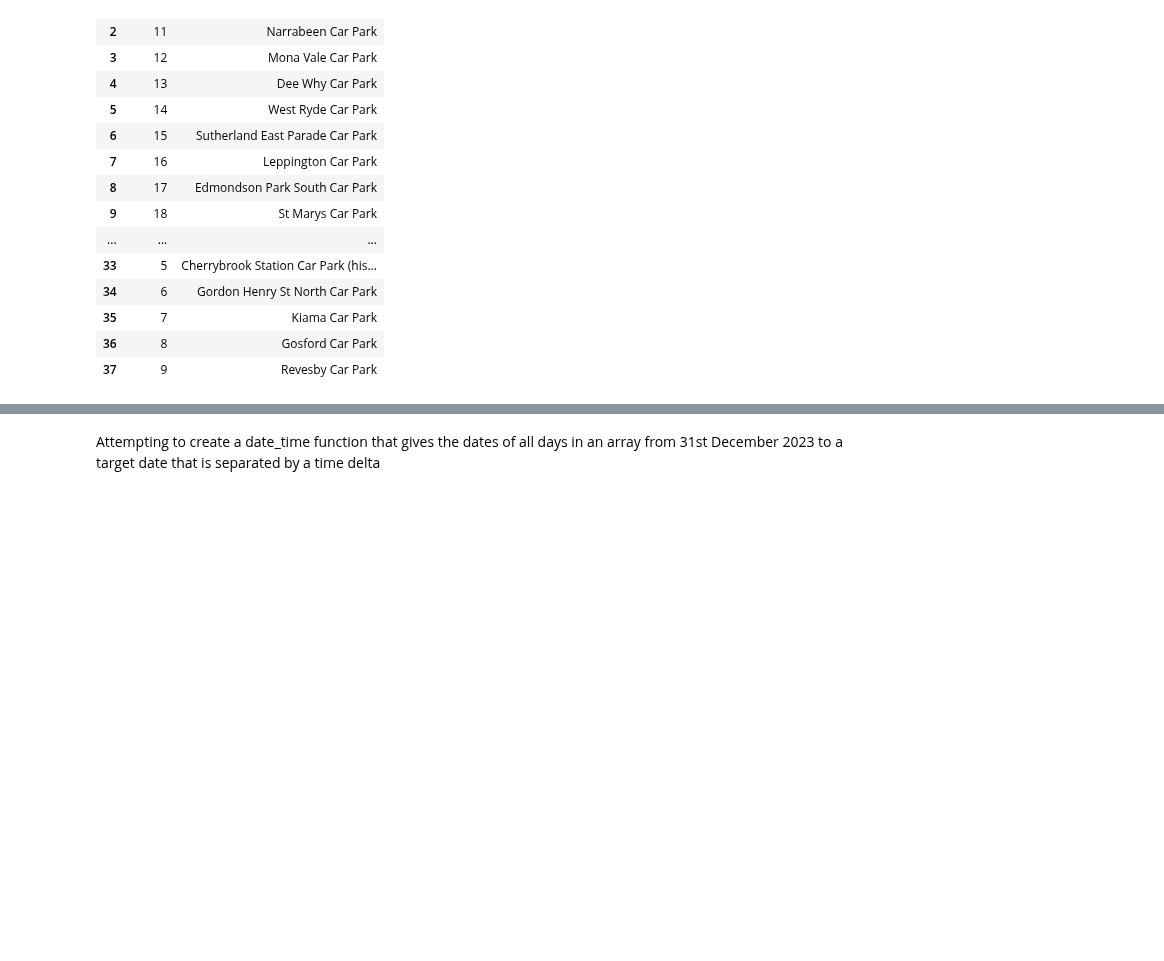
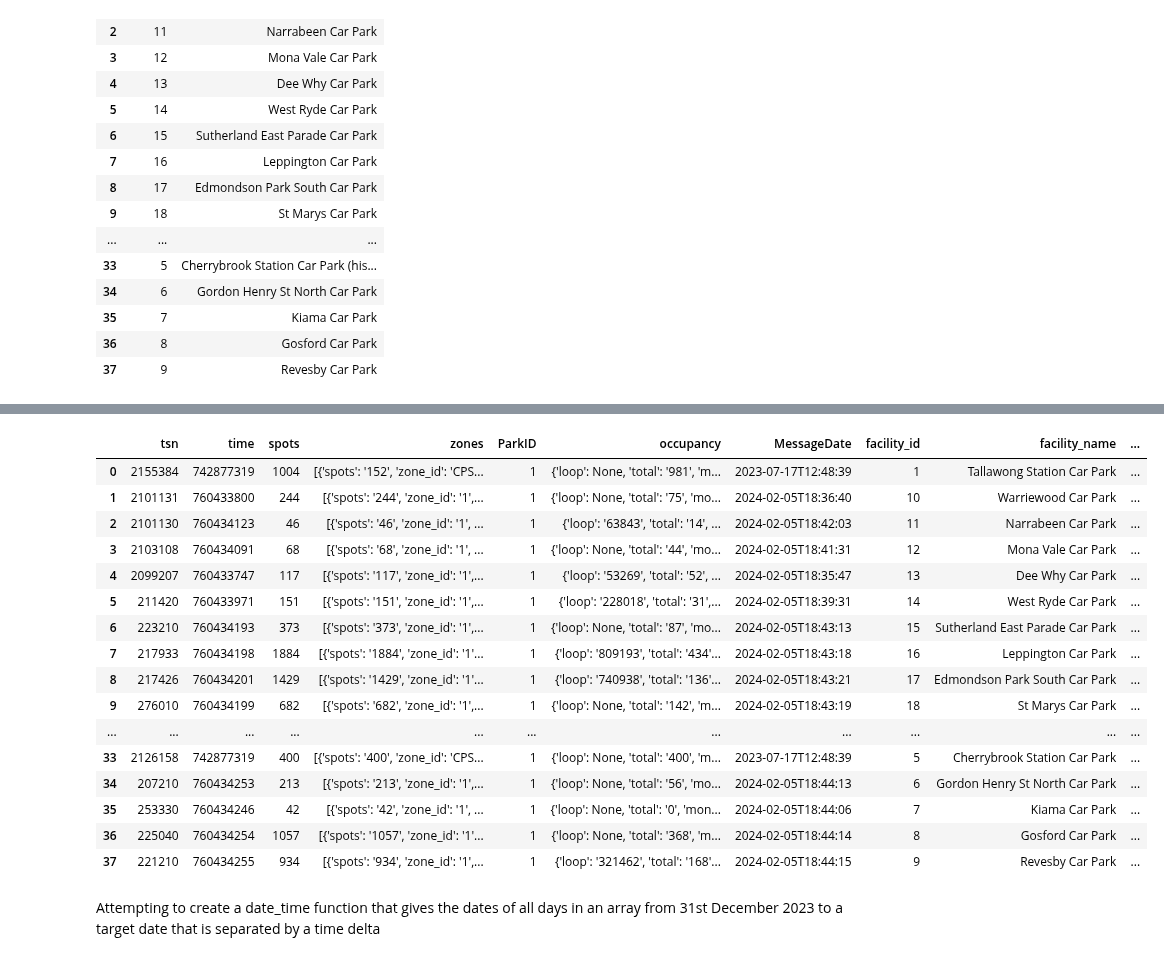
Before and after one commit to M13Mwongo/parking-spot-predictor, a Jupyter notebook: requests.ipynb, the cells around one changed output, grey strips where cells are left out. Drawn from its saved outputs; the diff is of its cells as text; code cells hidden in the pictures; blank space fills up the shorter version.

```diff
--- a/requests.ipynb
+++ b/requests.ipynb
@@ -57,3 +89,29 @@ df_carparks
+# %%
+# Saving carpark details to file
+with open('./data/carpark_details.json', 'w') as f:
+  json.dump(carpark_details_array, f)
+
+# Reading as a dataframe
+df_carpark_details = pd.read_json('./data/carpark_details.json')
+df_carpark_details
+# %% [output]
+|  | tsn | time | spots | zones | ParkID | occupancy | MessageDate | facility_id | facility_name | ... |
+| 0 | 2155384 | 742877319 | 1004 | [{'spots': '152', 'zone_id': 'CPS... | 1 | {'loop': None, 'total': '981', 'm... | 2023-07-17T12:48:39 | 1 | Tallawong Station Car Park | ... |
+| 1 | 2101131 | 760433800 | 244 | [{'spots': '244', 'zone_id': '1',... | 1 | {'loop': None, 'total': '75', 'mo... | 2024-02-05T18:36:40 | 10 | Warriewood Car Park | ... |
+| 2 | 2101130 | 760434123 | 46 | [{'spots': '46', 'zone_id': '1', ... | 1 | {'loop': '63843', 'total': '14', ... | 2024-02-05T18:42:03 | 11 | Narrabeen Car Park | ... |
+| 3 | 2103108 | 760434091 | 68 | [{'spots': '68', 'zone_id': '1', ... | 1 | {'loop': None, 'total': '44', 'mo... | 2024-02-05T18:41:31 | 12 | Mona Vale Car Park | ... |
+| 4 | 2099207 | 760433747 | 117 | [{'spots': '117', 'zone_id': '1',... | 1 | {'loop': '53269', 'total': '52', ... | 2024-02-05T18:35:47 | 13 | Dee Why Car Park | ... |
+| 5 | 211420 | 760433971 | 151 | [{'spots': '151', 'zone_id': '1',... | 1 | {'loop': '228018', 'total': '31',... | 2024-02-05T18:39:31 | 14 | West Ryde Car Park | ... |
+| 6 | 223210 | 760434193 | 373 | [{'spots': '373', 'zone_id': '1',... | 1 | {'loop': None, 'total': '87', 'mo... | 2024-02-05T18:43:13 | 15 | Sutherland East Parade Car Park | ... |
+| 7 | 217933 | 760434198 | 1884 | [{'spots': '1884', 'zone_id': '1'... | 1 | {'loop': '809193', 'total': '434'... | 2024-02-05T18:43:18 | 16 | Leppington Car Park | ... |
+| 8 | 217426 | 760434201 | 1429 | [{'spots': '1429', 'zone_id': '1'... | 1 | {'loop': '740938', 'total': '136'... | 2024-02-05T18:43:21 | 17 | Edmondson Park South Car Park | ... |
+| 9 | 276010 | 760434199 | 682 | [{'spots': '682', 'zone_id': '1',... | 1 | {'loop': None, 'total': '142', 'm... | 2024-02-05T18:43:19 | 18 | St Marys Car Park | ... |
+| ... | ... | ... | ... | ... | ... | ... | ... | ... | ... | ... |
+| 33 | 2126158 | 742877319 | 400 | [{'spots': '400', 'zone_id': 'CPS... | 1 | {'loop': None, 'total': '400', 'm... | 2023-07-17T12:48:39 | 5 | Cherrybrook Station Car Park | ... |
+| 34 | 207210 | 760434253 | 213 | [{'spots': '213', 'zone_id': '1',... | 1 | {'loop': None, 'total': '56', 'mo... | 2024-02-05T18:44:13 | 6 | Gordon Henry St North Car Park | ... |
+| 35 | 253330 | 760434246 | 42 | [{'spots': '42', 'zone_id': '1', ... | 1 | {'loop': None, 'total': '0', 'mon... | 2024-02-05T18:44:06 | 7 | Kiama Car Park | ... |
+| 36 | 225040 | 760434254 | 1057 | [{'spots': '1057', 'zone_id': '1'... | 1 | {'loop': None, 'total': '368', 'm... | 2024-02-05T18:44:14 | 8 | Gosford Car Park | ... |
+| 37 | 221210 | 760434255 | 934 | [{'spots': '934', 'zone_id': '1',... | 1 | {'loop': '321462', 'total': '168'... | 2024-02-05T18:44:15 | 9 | Revesby Car Park | ... |
 # %% [markdown]
 Attempting to create a date_time function that gives the dates of all days in an array from 31st December 2023 to a target date that is separated by a time delta
 # %%
```
Also changed, not shown: parts of 3 cells of this notebook, 7 other files.
